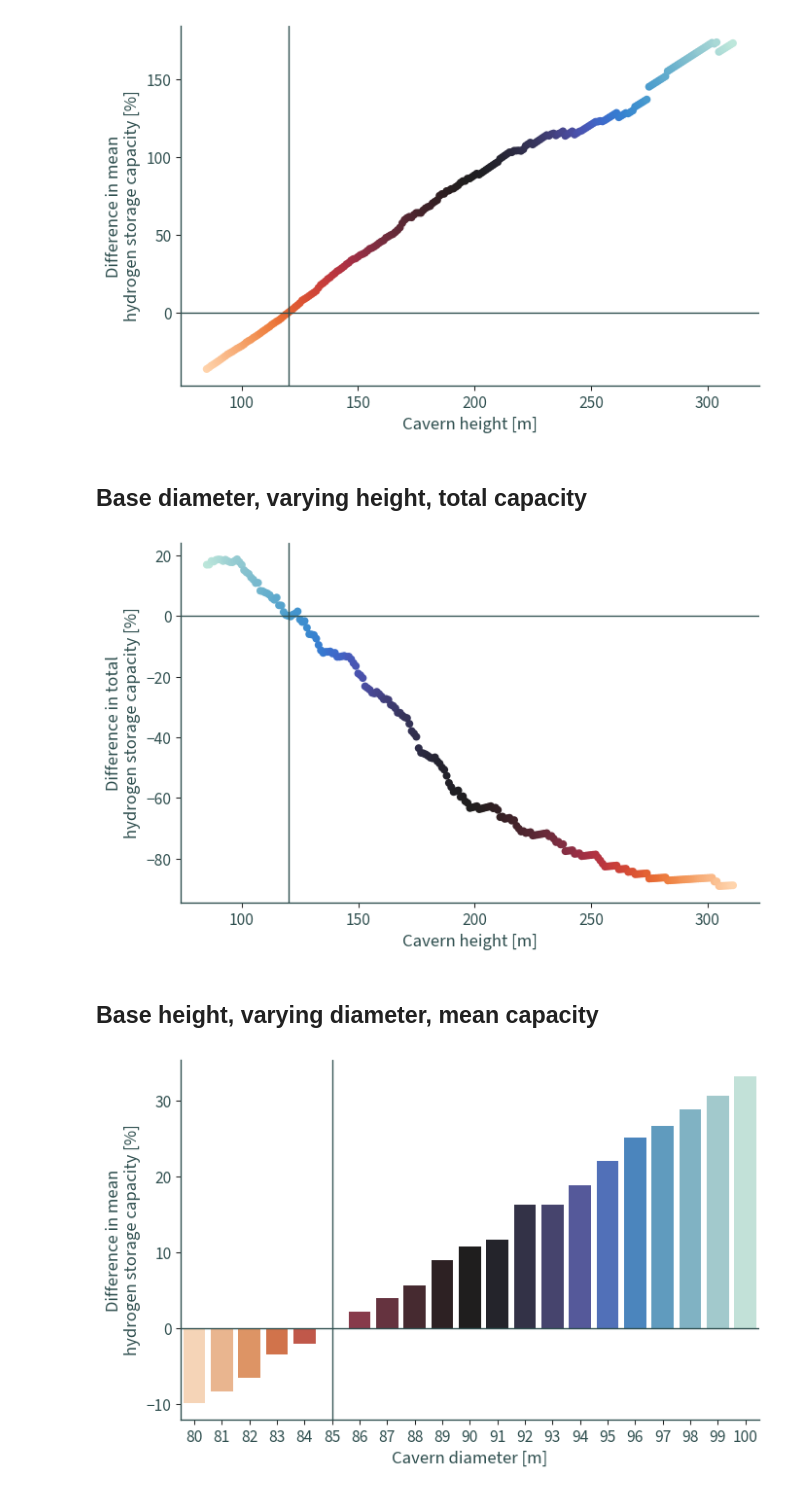
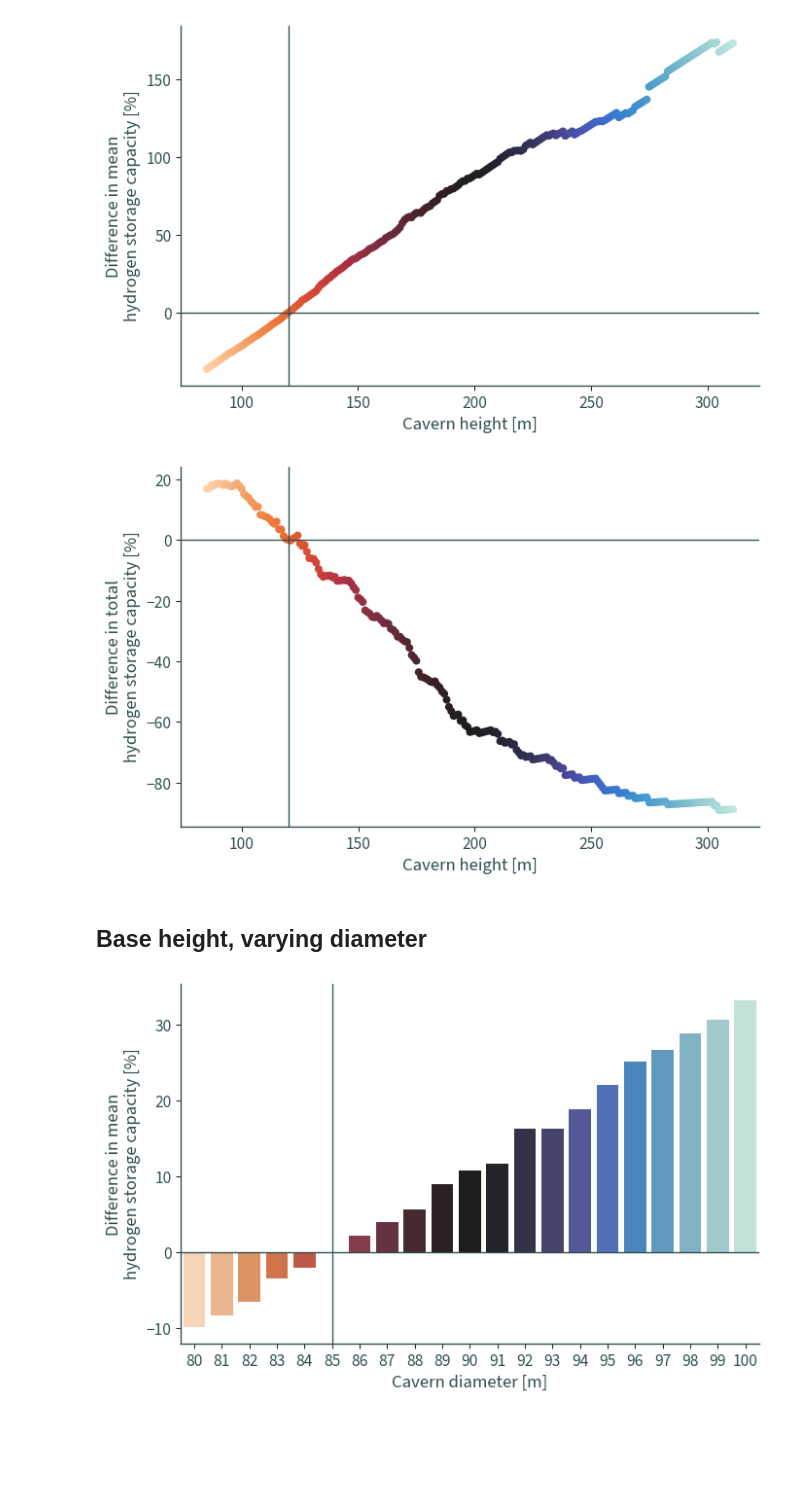
Before and after one commit to wind-to-hydrogen-toolkit/hydrogen-salt-storage, a Jupyter notebook: docs/notebooks/sensitivity.ipynb, the cells around one changed output. Drawn from its saved outputs; the diff is of its cells as text; code cells hidden in the pictures; blank space fills up the shorter version.

```diff
--- a/docs/notebooks/sensitivity.ipynb
+++ b/docs/notebooks/sensitivity.ipynb
@@ -164,5 +154,30 @@ sns.despine()
 plt.show()
 # %% [output]
 [figure]
+# %%
+dd_sum = (
+    pd.DataFrame(dd.groupby("cavern_height").sum()["capacity"] - base_sum)
+    / base_sum
+    * 100
+).reset_index()
+# %%
+plt.figure(figsize=(8, 5))
+ax = sns.scatterplot(
+    data=dd_sum,
+    hue="cavern_height",
+    y="capacity",
+    x="cavern_height",
+    palette="icefire_r",
+    legend=False,
+    linewidth=0,
+)
+ax.axhline(0, color="darkslategrey", linewidth=1)
+ax.axvline(120, color="darkslategrey", linewidth=1)
+ax.set_xlabel("Cavern height [m]")
+ax.set_ylabel("Difference in total\nhydrogen storage capacity [%]")
+sns.despine()
+plt.show()
+# %% [output]
+[figure, added]
 # %% [markdown]
-## Base diameter, varying height, total capacity
+## Base height, varying diameter
@@ -175,24 +184,3 @@ dd_diff = (
-# %%
-plt.figure(figsize=(8, 5))
-ax = sns.scatterplot(
-    data=dd_diff,
-    hue="cavern_height",
-    y="capacity",
-    x="cavern_height",
-    palette="icefire",
-    legend=False,
-    linewidth=0,
-)
-ax.axhline(0, color="darkslategrey", linewidth=1)
-ax.axvline(120, color="darkslategrey", linewidth=1)
-ax.set_xlabel("Cavern height [m]")
-ax.set_ylabel("Difference in total\nhydrogen storage capacity [%]")
-sns.despine()
-plt.show()
-# %% [output]
-[figure, removed]
-# %% [markdown]
-## Base height, varying diameter, mean capacity
 # %%
 dh = df[(df["cavern_height"] == 120)].reset_index(drop=True)
 # %%
```
Also changed, not shown: parts of 24 cells of this notebook.
